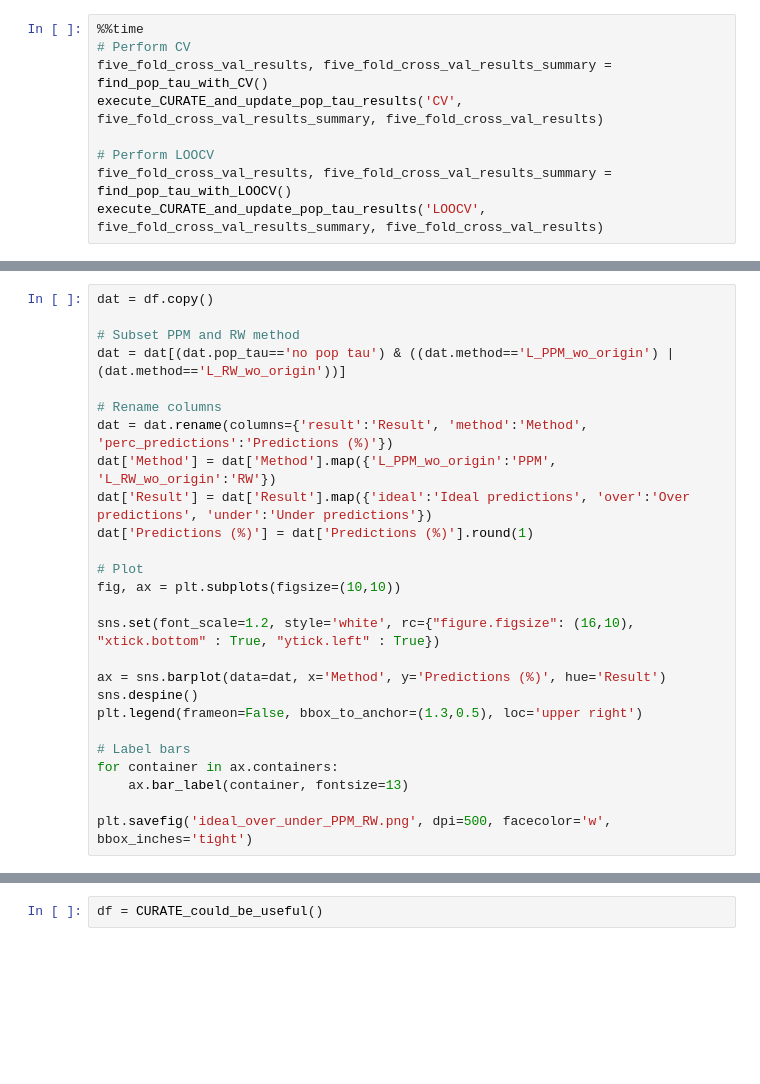
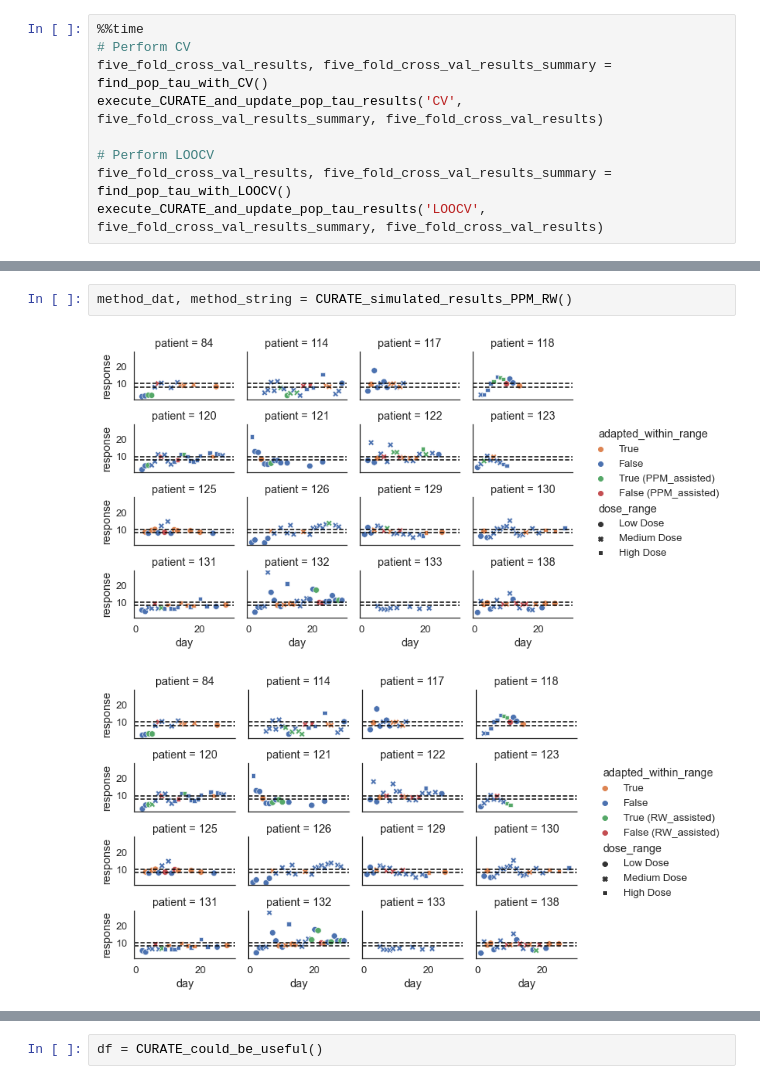
Before and after one commit to tshibei/retro_ped_liver_transplant, a Jupyter notebook: retro_PLT.ipynb, the cells around one changed output, grey strips where cells are left out. Saved outputs shown, nothing was run; the diff lists cells and outputs as text; blank space fills up the shorter version.

```diff
--- a/retro_PLT.ipynb
+++ b/retro_PLT.ipynb
@@ -46,26 +41,0 @@ df = ideal_over_under_pred()
-# %%
-dat = df.copy()
-
-# Subset PPM and RW method
-dat = dat[(dat.pop_tau=='no pop tau') & ((dat.method=='L_PPM_wo_origin') | (dat.method=='L_RW_wo_origin'))]
-
-# Rename columns
-dat = dat.rename(columns={'result':'Result', 'method':'Method', 'perc_predictions':'Predictions (%)'})
-dat['Method'] = dat['Method'].map({'L_PPM_wo_origin':'PPM', 'L_RW_wo_origin':'RW'})
-dat['Result'] = dat['Result'].map({'ideal':'Ideal predictions', 'over':'Over predictions', 'under':'Under predictions'})
-dat['Predictions (%)'] = dat['Predictions (%)'].round(1)
-
-# Plot
-fig, ax = plt.subplots(figsize=(10,10))
-
-sns.set(font_scale=1.2, style='white', rc={"figure.figsize": (16,10), "xtick.bottom" : True, "ytick.left" : True})
-
-ax = sns.barplot(data=dat, x='Method', y='Predictions (%)', hue='Result')
-sns.despine()
-plt.legend(frameon=False, bbox_to_anchor=(1.3,0.5), loc='upper right')
-
-# Label bars
-for container in ax.containers:
-    ax.bar_label(container, fontsize=13)
-
-plt.savefig('ideal_over_under_PPM_RW.png', dpi=500, facecolor='w', bbox_inches='tight')
@@ -74 +145,6 @@ plt.savefig('ideal_over_under_PPM_RW.png', dpi=500, facecolor='w', bbox_inches='
+# %%
+method_dat, method_string = CURATE_simulated_results_PPM_RW()
+# %% [output]
+[figure, added]
+[figure, added]
 # %%
```
Also changed, not shown: parts of 5 cells of this notebook, 5 other files.
